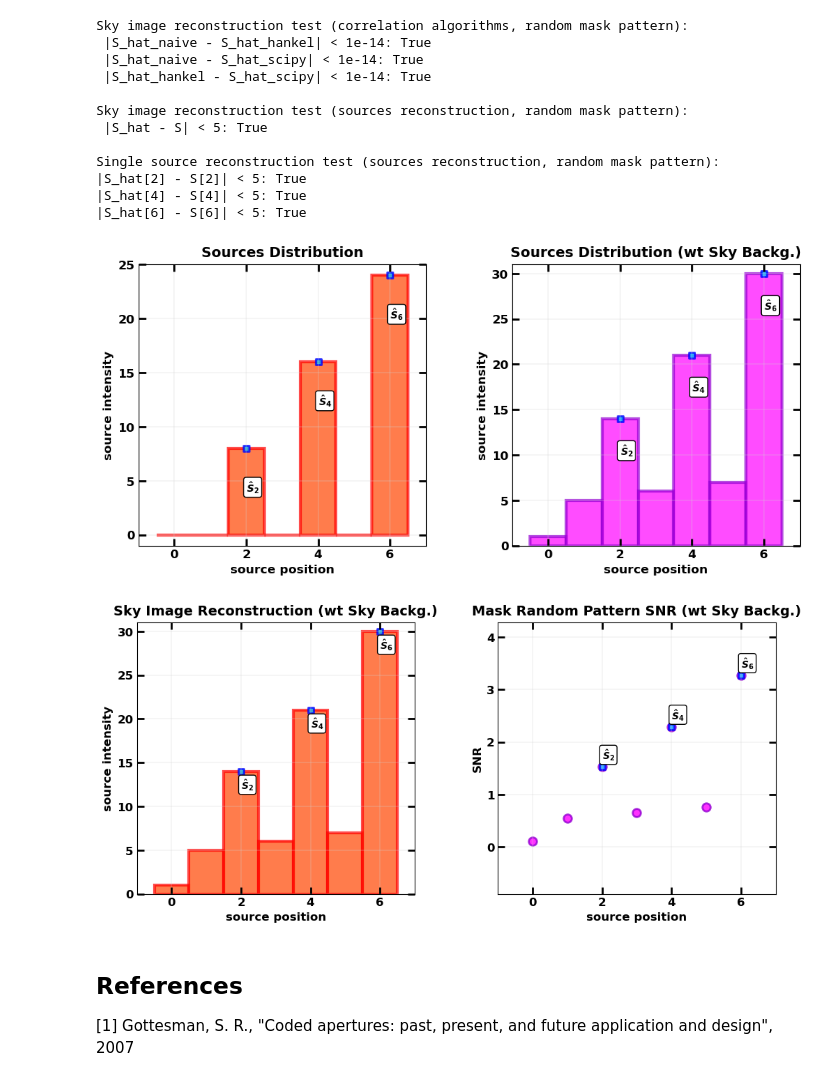
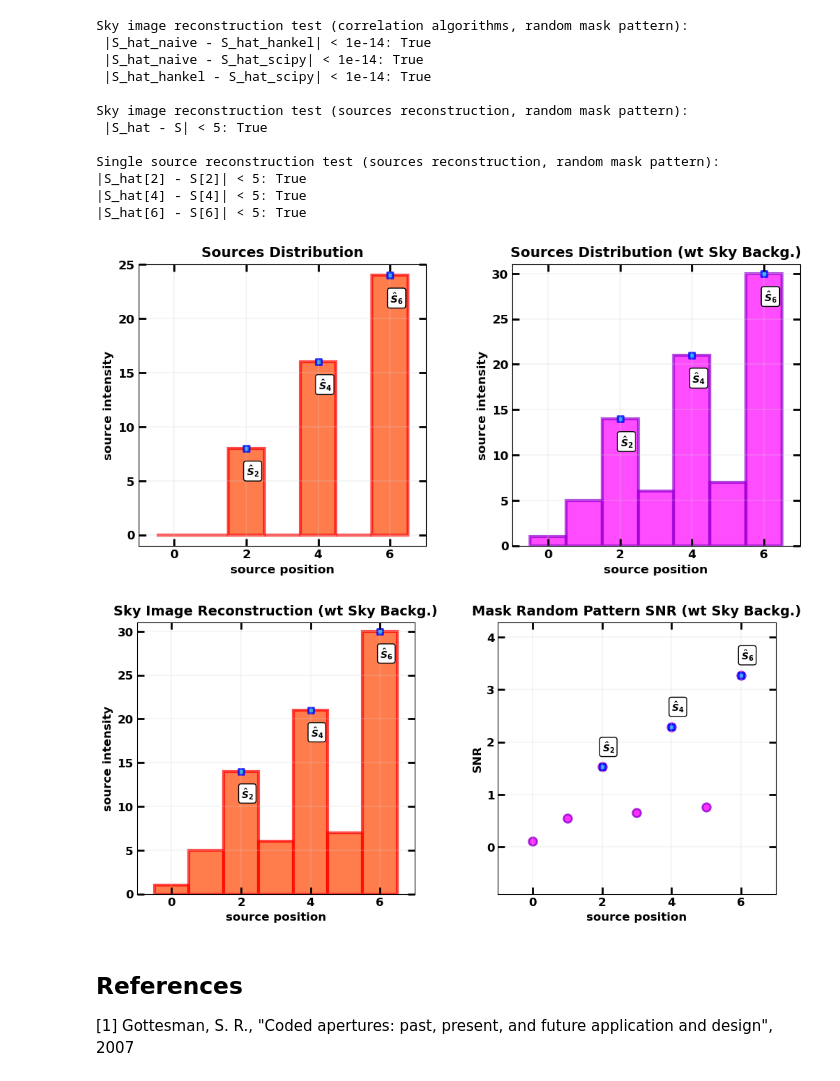
Before and after one commit to EdoardoGiancarli/Reconstruction_Masks_Test, a Jupyter notebook: Img_Reconstruction3.ipynb, the cells around one changed output. Saved outputs shown, nothing was run; the diff lists cells and outputs as text; code cells hidden in the pictures.

```diff
--- a/Img_Reconstruction3.ipynb
+++ b/Img_Reconstruction3.ipynb
@@ -613,22 +613,22 @@ Single source reconstruction test (sources reconstruction, random mask pattern):
 # %%
 sequence_plot([S, S_real],
               ["Sources Distribution", "Sources Distribution (wt Sky Backg.)"],
               xlabel=["source position"]*2,
               ylabel=["source intensity"]*2,
               color=[None, ('Magenta', 'DarkViolet')],
               style=["bar", "bar"],
-              simulated_sources=[(S, -4), (S, -4)])
+              simulated_sources=[(S, -2.5), (S, -3)])
 
 sequence_plot([S_hat2, snr_random_mask2],
               ["Sky Image Reconstruction (wt Sky Backg.)", "Mask Random Pattern SNR (wt Sky Backg.)"],
               xlabel=["source position"]*2,
               ylabel=["source intensity", "SNR"],
               color=[None, ('Magenta', 'DarkViolet')],
               style=["bar", "scatter"],
-              simulated_sources=[(S, -2), (S, 0.15)])
+              simulated_sources=[(S, -3), (S, 0.3)])
 # %% [output]
-[figure, old version]
+[figure, new version]
-[figure, old version]
+[figure, new version]
 # %% [markdown]
 ## **References**<br>
 [1] Gottesman, S. R., "Coded apertures: past, present, and future application and design", 2007
```
